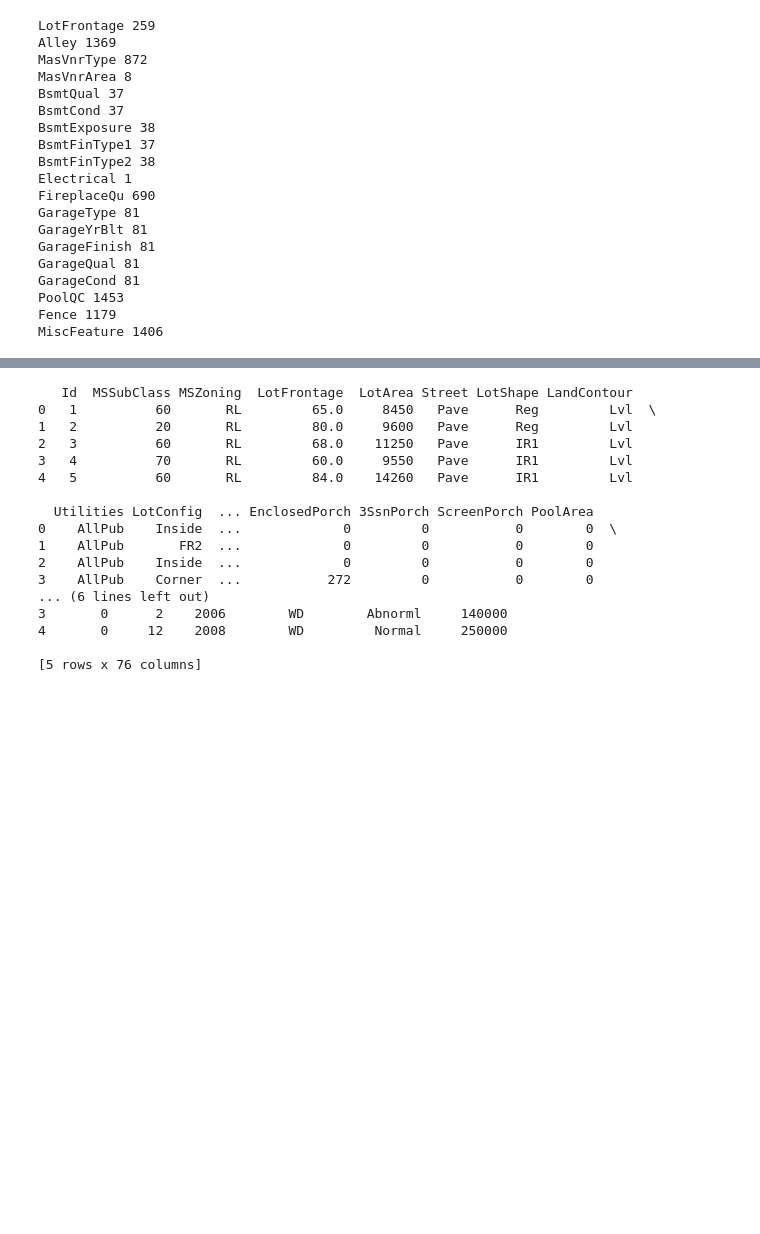
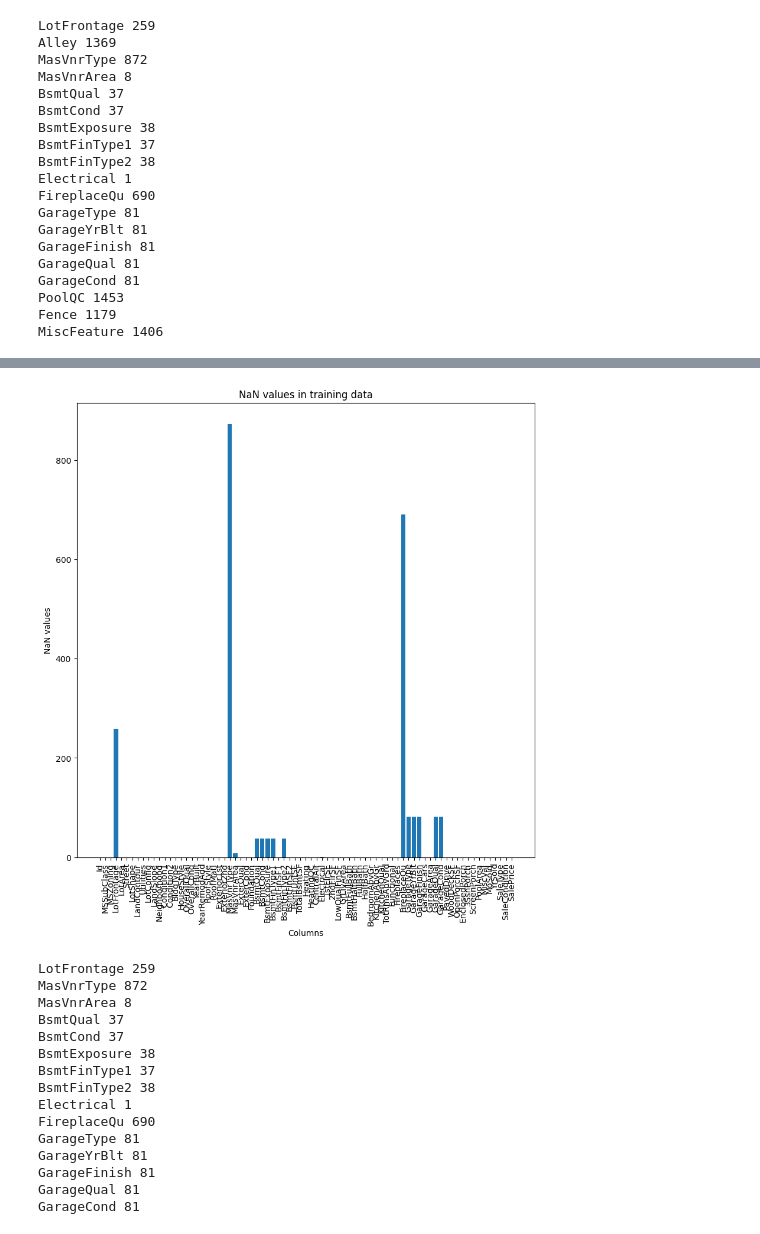
Before and after one commit to isaacj96/HousingMarket, a Jupyter notebook: house-prices-advanced-regression-techniques/main.ipynb, the cells around one changed output, grey strips where cells are left out. Drawn from its saved outputs; the diff is of its cells as text; code cells hidden in the pictures; blank space fills up the shorter version.

```diff
--- a/house-prices-advanced-regression-techniques/main.ipynb
+++ b/house-prices-advanced-regression-techniques/main.ipynb
@@ -74,0 +69,11 @@ print(train_df.head())
+# %%
+# Since null values are bad for training, we need to remove them
+# For columns with over 70% of the data missing, we will remove them
+
+drop_cols = []
+for col in train_df.columns:
+    if train_df[col].isna().sum() > 0.6 * len(train_df):
+        drop_cols.append(col)
+
+train_df = train_df.drop(drop_cols, axis=1)
+train_df.head()
@@ -75,25 +104,32 @@ print(train_df.head())
+# %%
+# It's hard to see the NaN values in the graph now, so let's graph the columns with NaN values
+plt.figure(figsize=(10, 10))
+plt.title('NaN values in training data')
+plt.xlabel('Columns')
+plt.ylabel('NaN values')
+plt.xticks(rotation=90)
+plt.bar(train_df.columns, train_df.isna().sum())
+plt.show()
+# %% [output]
+[figure, added]
 # %%
-# # Drop columns that are over 50% NaN
-# for col in train_df.columns:
-#     if train_df[col].isna().sum() > 700:
-#         train_df = train_df.drop([col], axis=1)
-
-# print(train_df.head())
+# print out the columns with NaN values
+for col in train_df.columns:
+    if train_df[col].isna().sum() > 0:
+        print(col, train_df[col].isna().sum())
 # %% [output]
-   Id  MSSubClass MSZoning  LotFrontage  LotArea Street LotShape LandContour
-0   1          60       RL         65.0     8450   Pave      Reg         Lvl  \
-1   2          20       RL         80.0     9600   Pave      Reg         Lvl
-2   3          60       RL         68.0    11250   Pave      IR1         Lvl
-3   4          70       RL         60.0     9550   Pave      IR1         Lvl
-4   5          60       RL         84.0    14260   Pave      IR1         Lvl
-
-  Utilities LotConfig  ... EnclosedPorch 3SsnPorch ScreenPorch PoolArea
-0    AllPub    Inside  ...             0         0           0        0  \
-1    AllPub       FR2  ...             0         0           0        0
-2    AllPub    Inside  ...             0         0           0        0
-3    AllPub    Corner  ...           272         0           0        0
-... (6 lines left out)
-3       0      2    2006        WD        Abnorml     140000
-4       0     12    2008        WD         Normal     250000
-
-[5 rows x 76 columns]
+LotFrontage 259
+MasVnrType 872
+MasVnrArea 8
+BsmtQual 37
+BsmtCond 37
+BsmtExposure 38
+BsmtFinType1 37
+BsmtFinType2 38
+Electrical 1
+FireplaceQu 690
+GarageType 81
+GarageYrBlt 81
+GarageFinish 81
+GarageQual 81
+GarageCond 81
```
Also changed, not shown: parts of 26 cells of this notebook.
